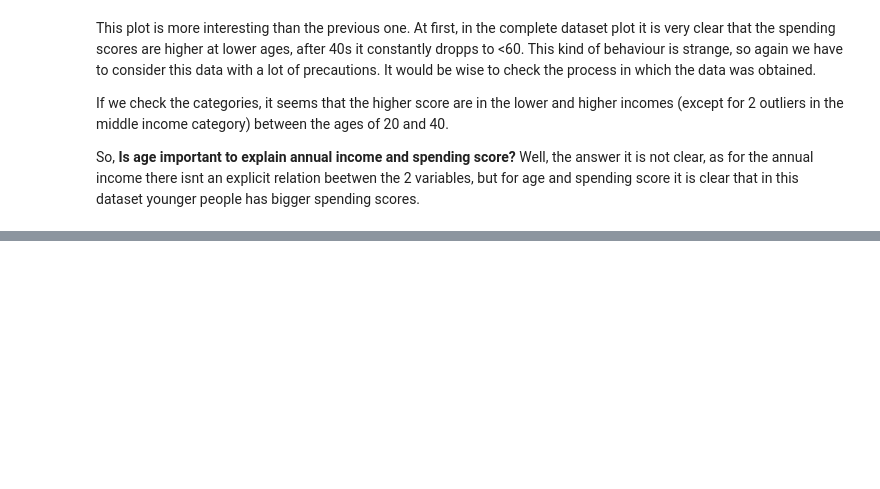
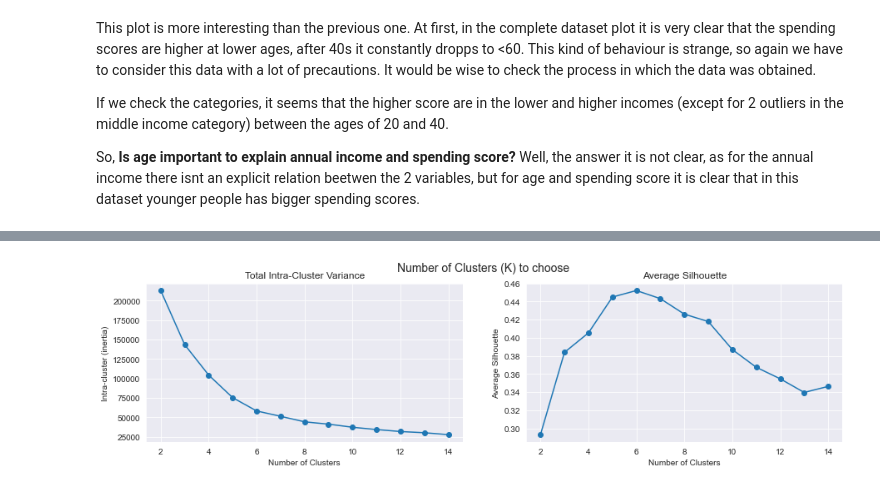
Before and after one commit to Lautaromgo/Data-Science, a Jupyter notebook: Mall Customer/Notebook/Mall_customers.ipynb, the cells around one changed output, grey strips where cells are left out. Drawn from its saved outputs; the diff is of its cells as text; code cells hidden in the pictures; blank space fills up the shorter version.

```diff
--- a/Mall Customer/Notebook/Mall_customers.ipynb
+++ b/Mall Customer/Notebook/Mall_customers.ipynb
@@ -250,14 +244,0 @@ y = data['Spending Score (1-100)']
-# %%
-from sklearn.cluster import KMeans
-from sklearn.metrics import silhouette_score
-
-n_clusters = list(range(2,10))
-
-for clusters in n_clusters:
-    km = KMeans(n_clusters=clusters).fit(X)
-
-    predictions = km.predict(X)
-
-    score = silhouette_score(X, predictions, metric = 'euclidean')
-
-    print('For n_clusters {}. The average silhouette score is: {}'.format(clusters, score))
@@ -303,0 +264,33 @@ axs.scatter(centers[:, 0], centers[:, 1], marker = '*', c = colores, s = 1000)
+# %%
+from sklearn.cluster import KMeans
+from sklearn.metrics import silhouette_score
+
+range_n_clusters = range(2, 15)
+inertias = []
+valores_medios_silhouette = []
+
+for n_clusters in range_n_clusters:
+    modelo_kmeans = KMeans(
+                        n_clusters   = n_clusters,
+                        )
+    modelo_kmeans.fit(data)
+    inertias.append(modelo_kmeans.inertia_)
+
+    cluster_labels = modelo_kmeans.predict(data)
+    silhouette_avg = silhouette_score(data, cluster_labels)
+    valores_medios_silhouette.append(silhouette_avg)
+
+fig, ax = plt.subplots(1, 2, figsize=(15, 3.5))
+
+fig.suptitle('Number of Clusters (K) to choose', fontsize=14)
+ax[0].plot(range_n_clusters, inertias, marker='o')
+ax[0].set_title("Total Intra-Cluster Variance")
+ax[0].set_xlabel('Number of Clusters')
+ax[0].set_ylabel('Intra-cluster (inertia)')
+
+ax[1].plot(range_n_clusters, valores_medios_silhouette, marker='o')
+ax[1].set_title("Average Silhouette")
+ax[1].set_xlabel('Number of Clusters')
+ax[1].set_ylabel('Average Silhouette');
+# %% [output]
+[figure, added]
```
Also changed, not shown: parts of 23 cells of this notebook.
